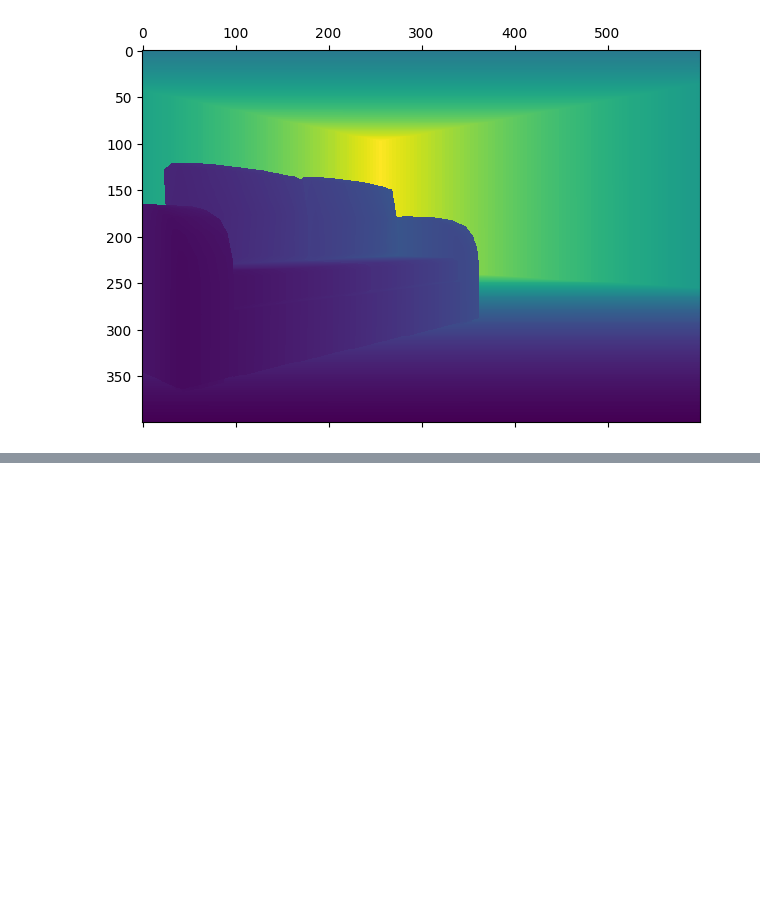
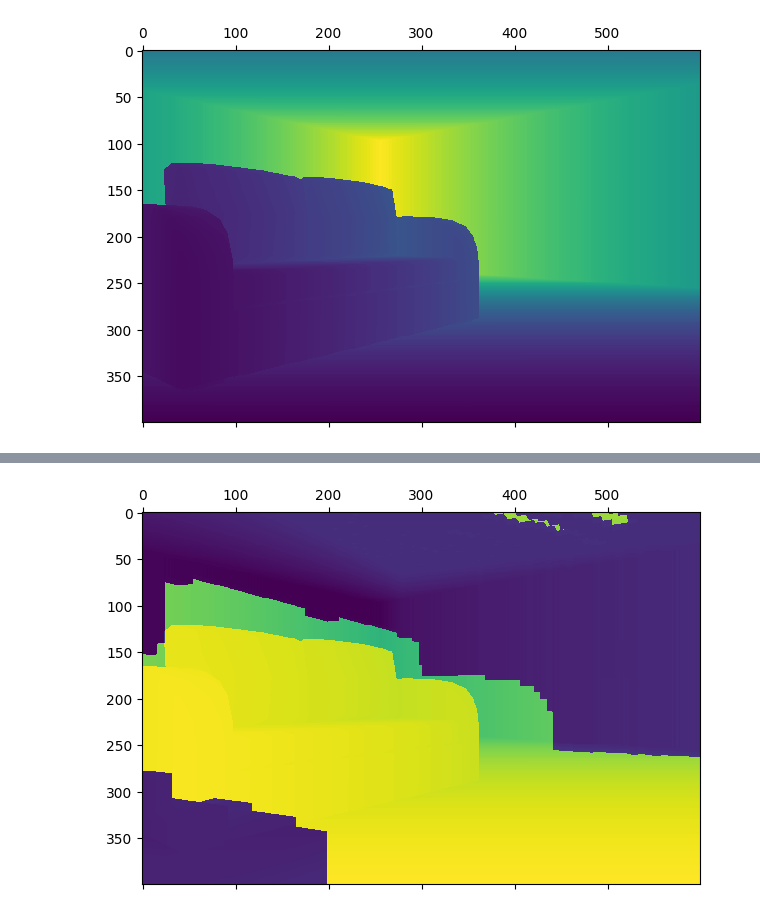
Before and after one commit to probcomp/InverseGraphics, a Jupyter notebook: notebooks/generative_model_scene_001.ipynb, the cells around one changed output, grey strips where cells are left out. Cells and saved outputs as stored; diff of their text form; code cells hidden in the pictures; blank space fills up the shorter version.

```diff
--- a/notebooks/generative_model_scene_001.ipynb
+++ b/notebooks/generative_model_scene_001.ipynb
@@ -271,0 +239,18 @@ max_a / max_b
+# %%
+# DEBUG: All steps in one for fine-tuning
+ids = [1]
+# pose = Pose([0.7400052114043696, 0.8726610699919363, 8.712766016937628],
+#              QuatRotation(0.43682484719575687, 0.7508444627918284,
+#                           0.47275777555610393, -0.14804300462534098))
+# pose = Pose([0.0, 0.0, 0.0], RotZYX(0, deg2rad(-210.0), 0.0))
+# pose = last(belief_state.pose_history)
+# pose = Pose(pose_mcs.pos, RotZYX(0, deg2rad(95.0), 0.0))
+pose = Pose([2, -0.7411353083347518, 2], RotZYX(0.0, deg2rad(115.0), 0.0))
+poses = [pose]
+depth_image = GL.gl_render(renderer, ids, poses, IDENTITY_POSE)
+GL.view_depth_image(clamp.(depth_image, 0.0, 200.0))
+
+diff = depth_image - depth_map_gt
+PyCall.py"matshow"(diff)
+# %% [output]
+[figure, added]
```
Also changed, not shown: parts of 10 cells of this notebook, 1 other file.
